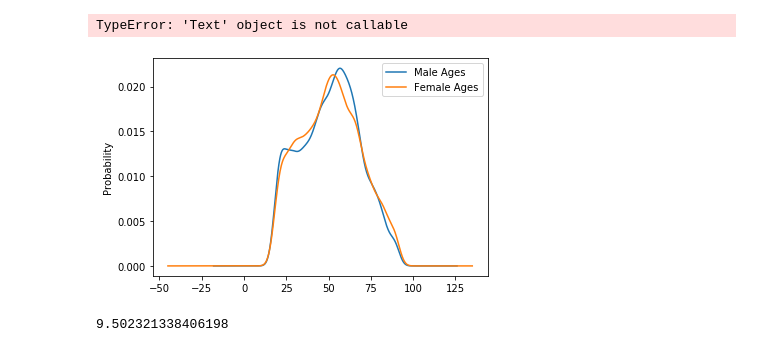
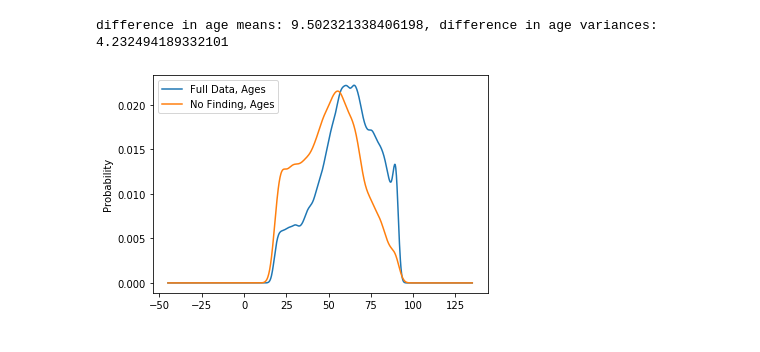
Before and after one commit to peterdobbs77/statistical_simulation, a Jupyter notebook: InvestigatingCheXpert.ipynb, the cells around one changed output. Drawn from its saved outputs; the diff is of its cells as text; code cells hidden in the pictures.

```diff
--- a/InvestigatingCheXpert.ipynb
+++ b/InvestigatingCheXpert.ipynb
@@ -2,6 +2,18 @@
 import pandas as pd
 import numpy as np
 import matplotlib.pyplot as plt
+# %%
+def compareProbabilityDensityOfAgesInCategory(full,subcat):
+    fig,ax = plt.subplots()
+    full['Age'].plot.kde(ax=ax,label="Full Data, Ages")
+    full[full[subcat]==1.0]['Age'].plot.kde(ax=ax, label="{}, Ages".format(subcat))
+    ax.set_ylabel('Probability')
+    ax.legend()
+
+    sub = full[full[subcat]==1.0]
+    diff_mean = df['Age'].mean() - sub['Age'].mean()
+    diff_var = df['Age'].var() - sub['Age'].var()
+    print("difference in age means: {}, difference in age variances: {}".format(diff_mean,diff_var))
 # %%
 df = pd.read_csv('./data/train.csv') # training data from CheXpert-v1.0-small
 df.head()
@@ -35,14 +26,0 @@ nofinding.head()
-# %%
-fig,ax = plt.subplots()
-nofinding[nofinding['Sex']=='Male']['Age'].plot.kde(ax=ax, label="Male Ages")
-nofinding[nofinding['Sex']=='Female']['Age'].plot.kde(ax=ax, label="Female Ages")
-ax.set_ylabel('Probability')
-ax.set_ylabel('Probability')
-ax.legend()
-# %% [output]
-TypeError: 'Text' object is not callable
-[figure, removed]
-# %%
-df['Age'].mean() - nofinding['Age'].mean()
-# %% [output]
-9.502321338406198
@@ -50,0 +27,6 @@ df['Age'].var() - nofinding['Age'].var
+# %%
+# investigate subset where there was no finding
+compareProbabilityDensityOfAgesInCategory(df,'No Finding')
+# %% [output]
+difference in age means: 9.502321338406198, difference in age variances: 4.232494189332101
+[figure, added]
```
Also changed, not shown: parts of 4 cells of this notebook.
